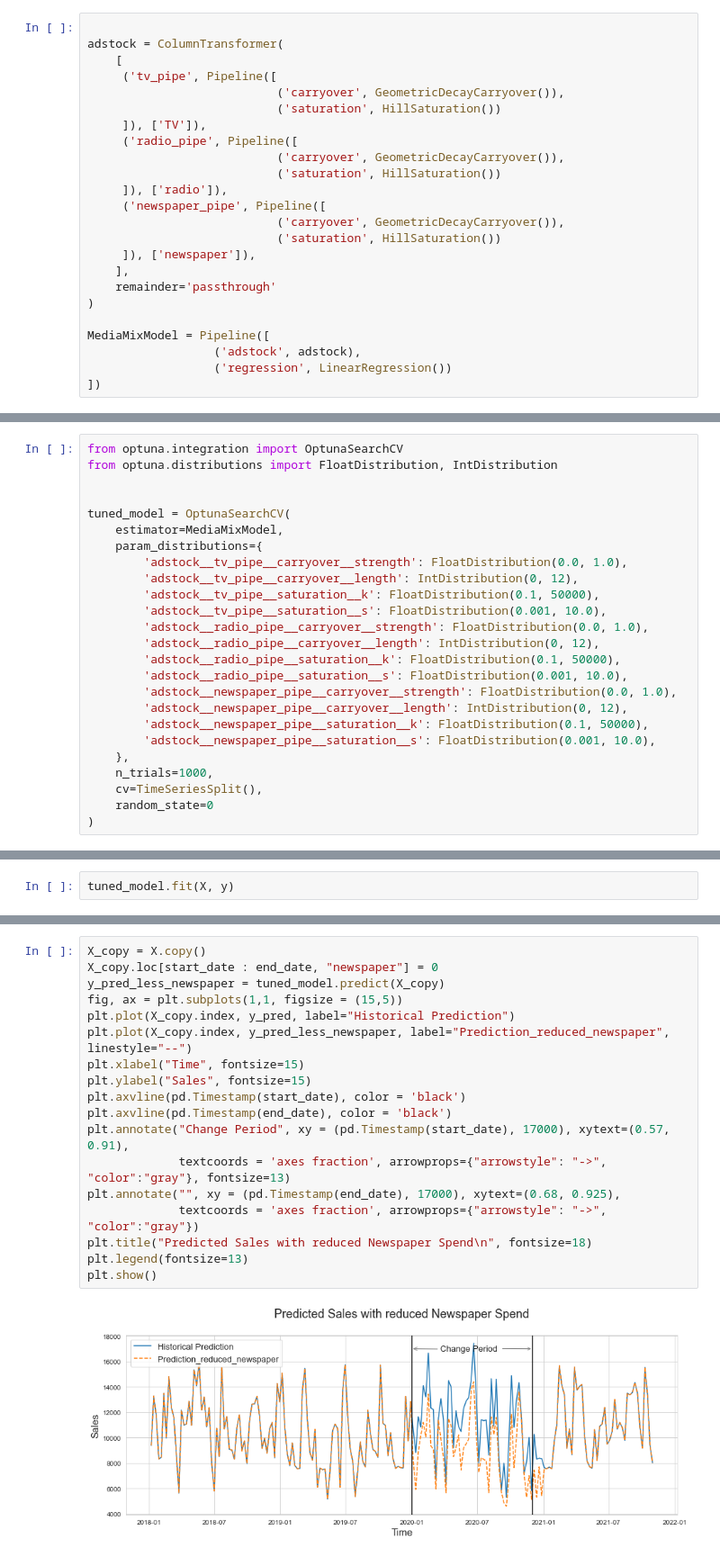
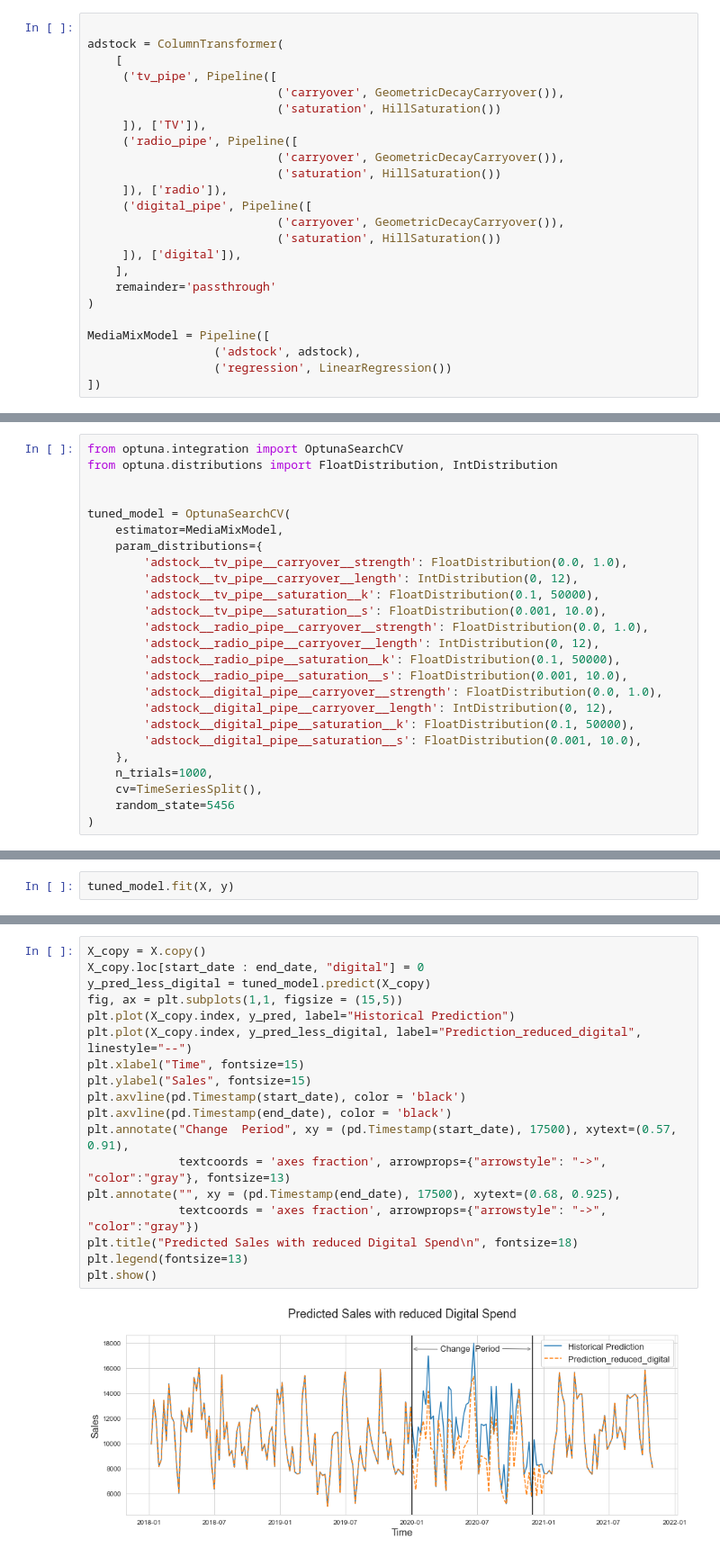
Before and after one commit to Amiteshwar-Kukreja/Media-mix-modelling, a Jupyter notebook: media_mix_modelling_ver2.ipynb, the cells around one changed output, grey strips where cells are left out. Shown: that part at 90% size. Drawn from its saved outputs; the diff is of its cells as text.

Commit message:
Optimized Model

```diff
--- a/media_mix_modelling_ver2.ipynb
+++ b/media_mix_modelling_ver2.ipynb
@@ -274,10 +274,10 @@ adstock = ColumnTransformer(
                            ('carryover', GeometricDecayCarryover()),
                            ('saturation', HillSaturation())
      ]), ['radio']),
-     ('newspaper_pipe', Pipeline([
+     ('digital_pipe', Pipeline([
                            ('carryover', GeometricDecayCarryover()),
                            ('saturation', HillSaturation())
-     ]), ['newspaper']),
+     ]), ['digital']),
     ],
     remainder='passthrough'
 )
@@ -326,13 +326,13 @@ tuned_model = OptunaSearchCV(
         'adstock__radio_pipe__carryover__length': IntDistribution(0, 12),
         'adstock__radio_pipe__saturation__k': FloatDistribution(0.1, 50000),
         'adstock__radio_pipe__saturation__s': FloatDistribution(0.001, 10.0),
-        'adstock__newspaper_pipe__carryover__strength': FloatDistribution(0.0, 1.0),
-        'adstock__newspaper_pipe__carryover__length': IntDistribution(0, 12),
-        'adstock__newspaper_pipe__saturation__k': FloatDistribution(0.1, 50000),
-        'adstock__newspaper_pipe__saturation__s': FloatDistribution(0.001, 10.0),
+        'adstock__digital_pipe__carryover__strength': FloatDistribution(0.0, 1.0),
+        'adstock__digital_pipe__carryover__length': IntDistribution(0, 12),
+        'adstock__digital_pipe__saturation__k': FloatDistribution(0.1, 50000),
+        'adstock__digital_pipe__saturation__s': FloatDistribution(0.001, 10.0),
     },
     n_trials=1000,
     cv=TimeSeriesSplit(),
-    random_state=0
+    random_state=5456
 )
 # %%
@@ -545,21 +540,21 @@ The Return on Ad Spend for Radio is 0.704
 # %%
 X_copy = X.copy()
-X_copy.loc[start_date : end_date, "newspaper"] = 0
-y_pred_less_newspaper = tuned_model.predict(X_copy)
+X_copy.loc[start_date : end_date, "digital"] = 0
+y_pred_less_digital = tuned_model.predict(X_copy)
 fig, ax = plt.subplots(1,1, figsize = (15,5))
 plt.plot(X_copy.index, y_pred, label="Historical Prediction")
-plt.plot(X_copy.index, y_pred_less_newspaper, label="Prediction_reduced_newspaper", linestyle="--")
+plt.plot(X_copy.index, y_pred_less_digital, label="Prediction_reduced_digital", linestyle="--")
 plt.xlabel("Time", fontsize=15)
 plt.ylabel("Sales", fontsize=15)
 plt.axvline(pd.Timestamp(start_date), color = 'black')
 plt.axvline(pd.Timestamp(end_date), color = 'black')
-plt.annotate("Change Period", xy = (pd.Timestamp(start_date), 17000), xytext=(0.57, 0.91),
+plt.annotate("Change  Period", xy = (pd.Timestamp(start_date), 17500), xytext=(0.57, 0.91),
              textcoords = 'axes fraction', arrowprops={"arrowstyle": "->", "color":"gray"}, fontsize=13)
-plt.annotate("", xy = (pd.Timestamp(end_date), 17000), xytext=(0.68, 0.925),
+plt.annotate("", xy = (pd.Timestamp(end_date), 17500), xytext=(0.68, 0.925),
              textcoords = 'axes fraction', arrowprops={"arrowstyle": "->", "color":"gray"})
-plt.title("Predicted Sales with reduced Newspaper Spend\n", fontsize=18)
+plt.title("Predicted Sales with reduced Digital Spend\n", fontsize=18)
 plt.legend(fontsize=13)
 plt.show()
 # %% [output]
-[figure, old version]
+[figure, new version]
 # %%
```
Also changed, not shown: parts of 60 cells of this notebook.
